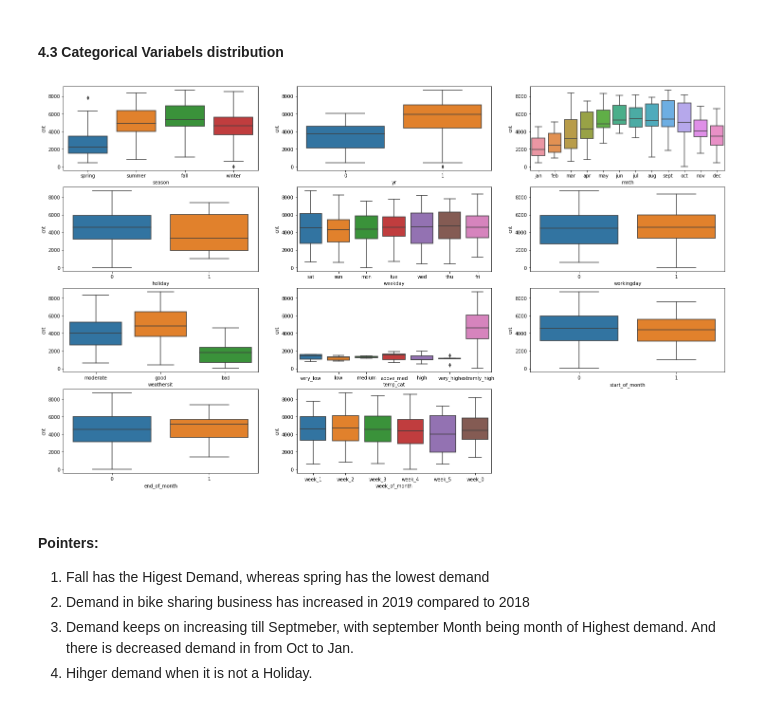
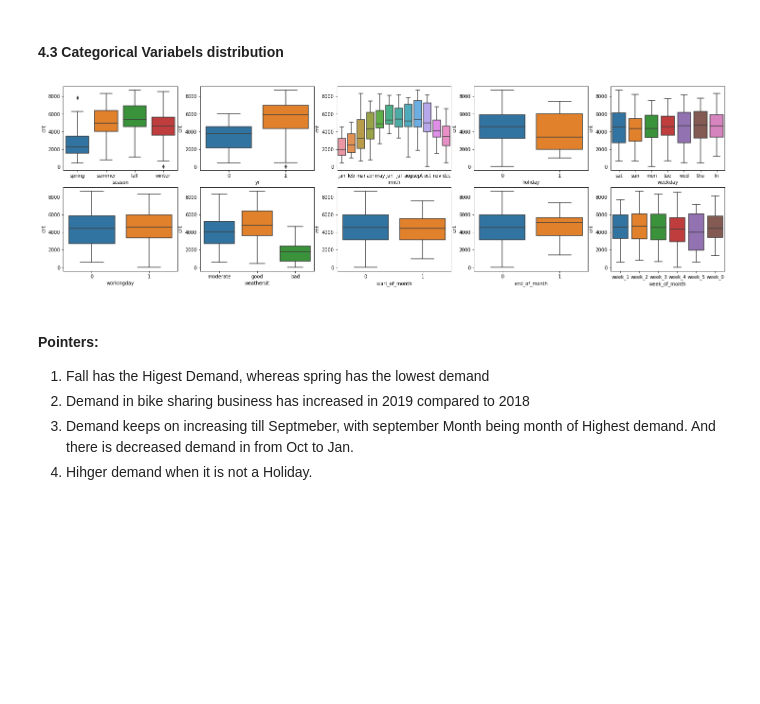
Before and after one commit to yashyennam/Bike_Sharing-Linear_Regression, a Jupyter notebook: Bike-Sharing-Assignment.ipynb, the cells around one changed output. Saved outputs shown, nothing was run; the diff lists cells and outputs as text; code cells hidden in the pictures; blank space fills up the shorter version.

Commit message:
Second Version

```diff
--- a/Bike-Sharing-Assignment.ipynb
+++ b/Bike-Sharing-Assignment.ipynb
@@ -128,6 +118,6 @@ Name: temp, dtype: float64
 # %%
-# Bucket = [0, 13.0, 20.4, 26.88, 35.32, 99999999999]
-# Bucket = [0, 8.75, 17.5, 26.25, 99999999999]
-Bucket = [0, 5.0, 10.0, 15.0, 20.0, 25.0, 30.0, 99999999999]
-df['temp_cat'] = df['temp'].value_counts(bins=Bucket)
-df['temp_cat'].unique()
+# # Bucket = [0, 13.0, 20.4, 26.88, 35.32, 99999999999]
+# # Bucket = [0, 8.75, 17.5, 26.25, 99999999999]
+# Bucket = [0, 5.0, 10.0, 15.0, 20.0, 25.0, 30.0, 99999999999]
+# df['temp_cat'] = df['temp'].value_counts(bins=Bucket)
+# df['temp_cat'].unique()
@@ -248,11 +245,15 @@ df.mnth = df.mnth.replace({1: 'jan',2: 'feb',3: 'mar',4: 'apr',5: 'may',6: 'jun'
 
 df.weekday = df.weekday.replace({0: 'sun',1: 'mon',2: 'tue',3: 'wed',4: 'thu',5: 'fri',6: 'sat'})
 
-[  4,  56, 160, 138, 130, 170,  72]
-# df.temp_cat = df.temp_cat.replace({37: 'very_low', 254: 'low', 237: 'medium', 202: 'High'})
-df.temp_cat = df.temp_cat.replace({4: 'very_low', 56: 'low', 160: 'medium', 138: 'above_med', 130:'high', 170:'very_high', 72:'extremly_high'})
-# df.quarter = df.quarter.replace({1:'first_q', 2:'second_q', 3:'third_q', 4:'fourth_q'})
+# df.temp_cat = df.temp_cat.replace({4: 'very_low', 56: 'low', 160: 'medium', 138: 'above_med', 130:'high', 170:'very_high', 72:'extremly_high'})
+
 df.week_of_month = df.week_of_month.replace({1:'week_1', 2:'week_2', 3:'week_3', 4:'week_4', 5:'week_5', 0:'week_0'})
+
+# hum_cat - ([  2,  28, 292, 317,  91])
+# windspeed_cat - ([ 31, 211, 269, 148,  54,  16,   1])
+
+# df.hum_cat = df.hum_cat.replace({2:'very_low', 28:'low', 292: 'med', 317:'high', 91:'very_high'})
+# df.windspeed_cat = df.windspeed_cat.replace({31:'very_low', 211:'low', 269: 'med', 148:'high', 54:'very_high', 16:'extremly_high', 1:'seriously_high'})
 df.head()
 # %% [output]
 |  | season | yr | mnth | holiday | weekday | workingday | weathersit | temp | hum | windspeed | ... |
@@ -344,18 +345,22 @@ plt.show()
 # %%
 # Boxplot for categorical variables to see demands
 # lst = ['season','yr','mnth','holiday','weekday','workingday','weathersit',
 #        'quarter', 'start_of_month',	'end_of_month',	'week_of_month']
 
-lst = ['season','yr','mnth','holiday','weekday','workingday','weathersit', 'temp_cat',
+# lst = ['season','yr','mnth','holiday','weekday','workingday','weathersit', 'temp_cat',
+#        'start_of_month',	'end_of_month',	'week_of_month', 'hum_cat', 'windspeed_cat']
+
+
+lst = ['season','yr','mnth','holiday','weekday','workingday','weathersit',
        'start_of_month',	'end_of_month',	'week_of_month']
 
 plt.figure(figsize=(25, 15))
 for i in enumerate(lst):
-    plt.subplot(4,3,i[0]+1)
+    plt.subplot(4,5,i[0]+1)
     sns.boxplot(data=df, x=i[1], y='cnt')
 plt.show()
 # %% [output]
-[figure, old version]
+[figure, new version]
 # %% [markdown]
 #### Pointers:
 1. Fall has the Higest Demand, whereas spring has the lowest demand
```
Also changed, not shown: parts of 45 cells of this notebook.
